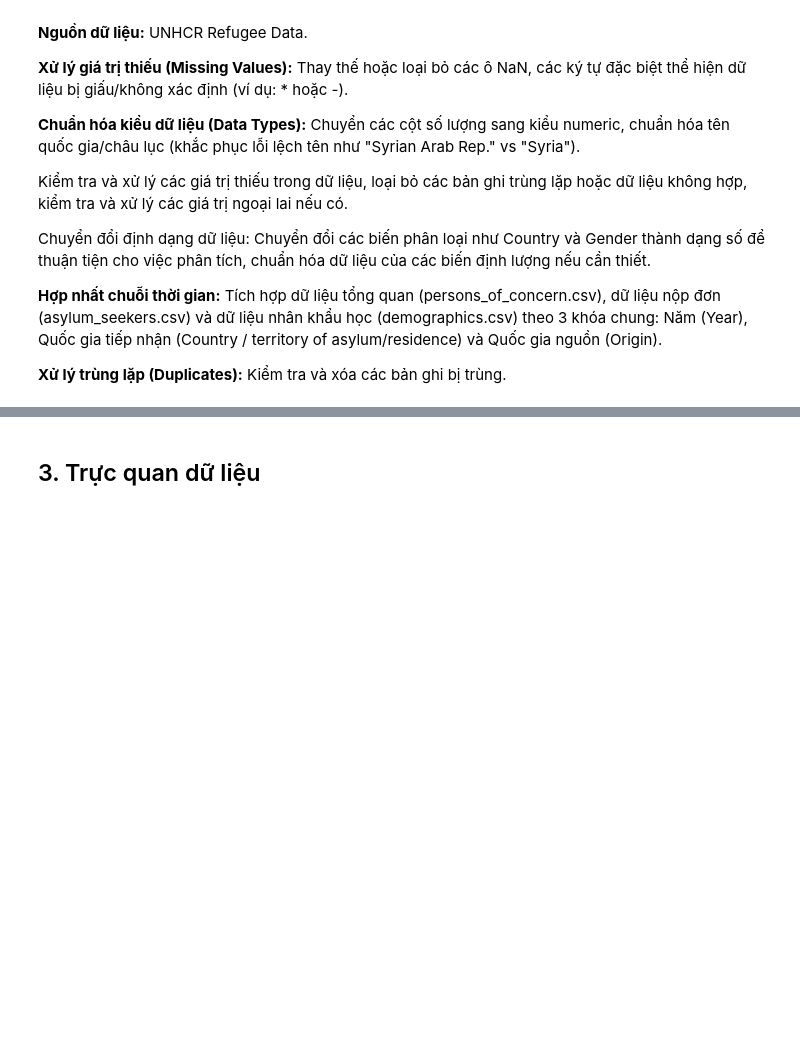
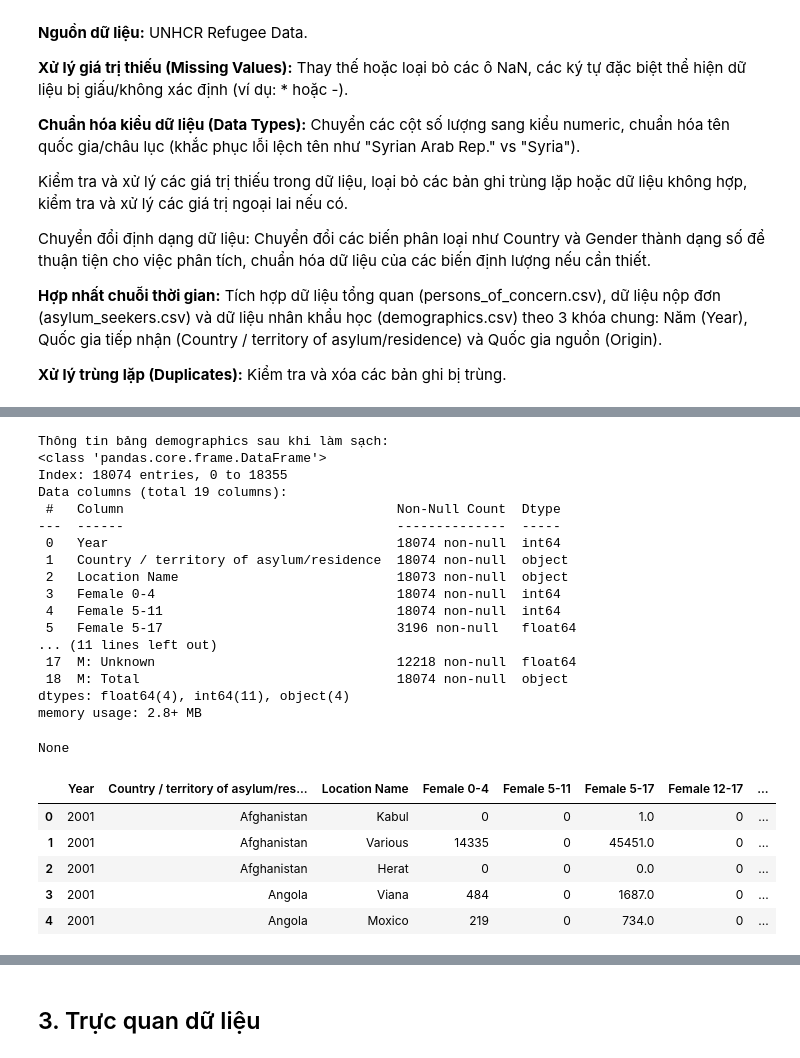
Before and after one commit to Dqkhanh123/Do_an1_Nhom1_2, a Jupyter notebook: Do_An_1_Nhom_1.ipynb, the cells around one changed output, grey strips where cells are left out. Drawn from its saved outputs; the diff is of its cells as text; code cells hidden in the pictures; blank space fills up the shorter version.

Commit message:
Được tạo bằng Colab

```diff
--- a/Do_An_1_Nhom_1.ipynb
+++ b/Do_An_1_Nhom_1.ipynb
@@ -52,0 +166,30 @@ Chuyển đổi định dạng dữ liệu: Chuyển đổi các biến phân lo
+# %%
+# Kiểm tra nhanh kết quả làm sạch bằng cách hiển thị thông tin bảng time_series và demographics
+print("Thông tin bảng demographics sau khi làm sạch:")
+display(demographics_clean.info())
+display(demographics_clean.head())
+# %% [output]
+Thông tin bảng demographics sau khi làm sạch:
+<class 'pandas.core.frame.DataFrame'>
+Index: 18074 entries, 0 to 18355
+Data columns (total 19 columns):
+ #   Column                                   Non-Null Count  Dtype
+---  ------                                   --------------  -----
+ 0   Year                                     18074 non-null  int64
+ 1   Country / territory of asylum/residence  18074 non-null  object
+ 2   Location Name                            18073 non-null  object
+ 3   Female 0-4                               18074 non-null  int64
+ 4   Female 5-11                              18074 non-null  int64
+ 5   Female 5-17                              3196 non-null   float64
+... (11 lines left out)
+ 17  M: Unknown                               12218 non-null  float64
+ 18  M: Total                                 18074 non-null  object
+dtypes: float64(4), int64(11), object(4)
+memory usage: 2.8+ MB
+None
+|  | Year | Country / territory of asylum/res... | Location Name | Female 0-4 | Female 5-11 | Female 5-17 | Female 12-17 | ... |
+| 0 | 2001 | Afghanistan | Kabul | 0 | 0 | 1.0 | 0 | ... |
+| 1 | 2001 | Afghanistan | Various | 14335 | 0 | 45451.0 | 0 | ... |
+| 2 | 2001 | Afghanistan | Herat | 0 | 0 | 0.0 | 0 | ... |
+| 3 | 2001 | Angola | Viana | 484 | 0 | 1687.0 | 0 | ... |
+| 4 | 2001 | Angola | Moxico | 219 | 0 | 734.0 | 0 | ... |
```
Also changed, not shown: parts of 6 cells of this notebook.
